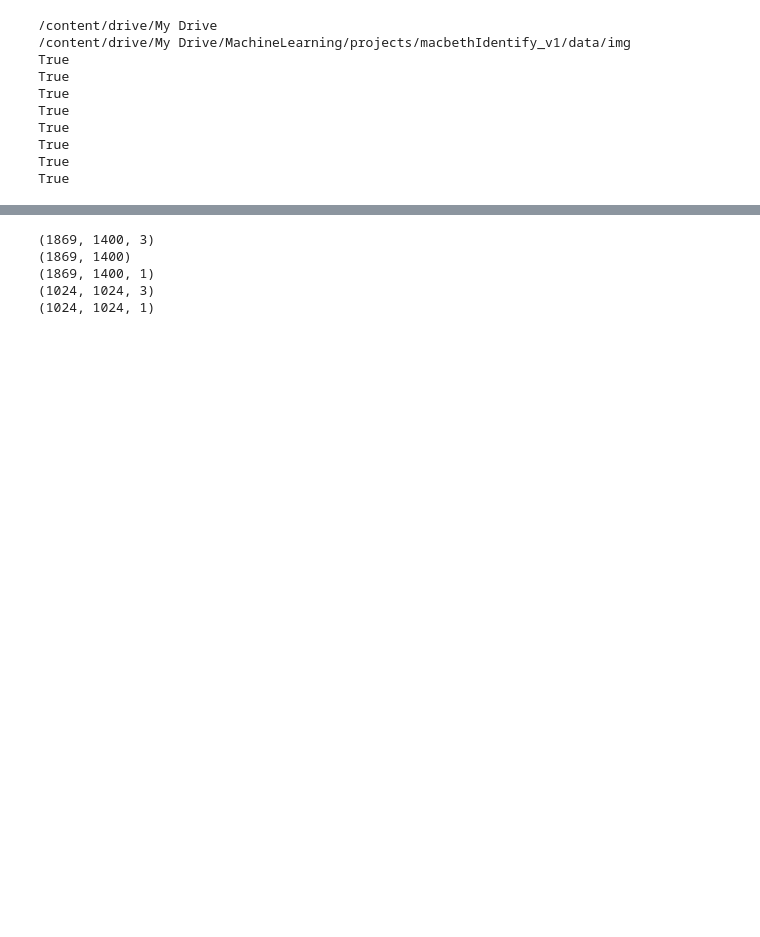
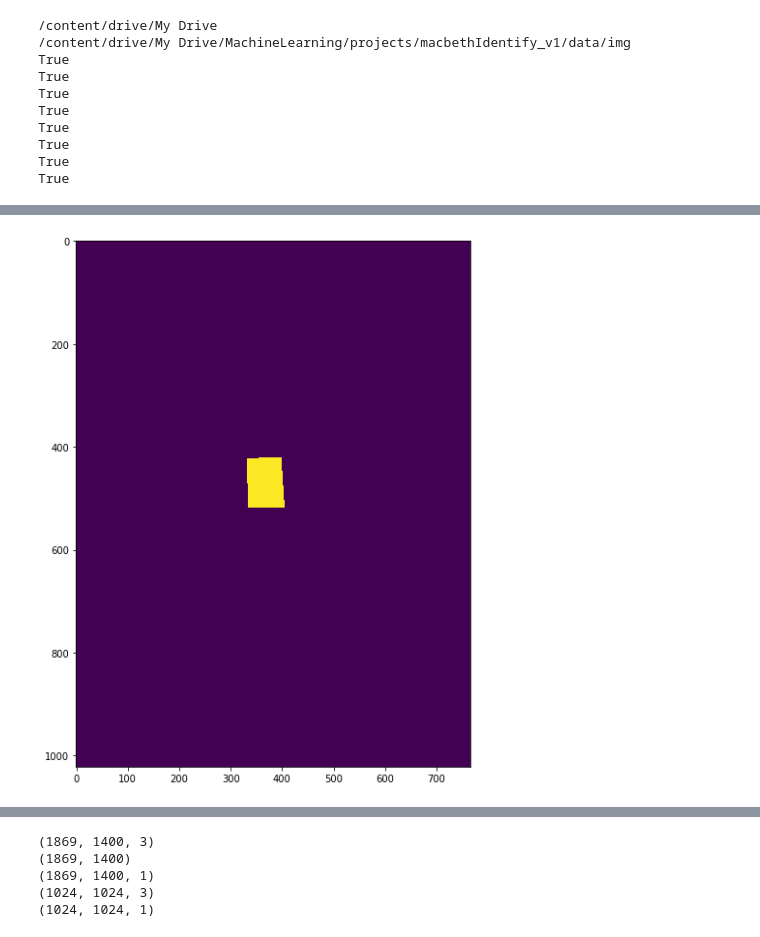
Before and after one commit to aaronbbarclay/mine, a Jupyter notebook: Macbeth_learn_maskrcnn_v1.ipynb, the cells around one changed output, grey strips where cells are left out. Cells and saved outputs as stored; diff of their text form; code cells hidden in the pictures; blank space fills up the shorter version.

```diff
--- a/Macbeth_learn_maskrcnn_v1.ipynb
+++ b/Macbeth_learn_maskrcnn_v1.ipynb
@@ -882,0 +812,93 @@ print(imageFilesBasePath)
+# %%
+#
+# Visualise image and matte overlays are working through the dataset class
+#
+
+%matplotlib inline
+
+from PIL import Image
+import numpy
+from matplotlib import pyplot as plt
+from PIL import Image
+import PIL.ExifTags
+from mrcnn import model as modellib, utils
+
+
+dataset_train = MacbethDataset()
+dataset_train.load_macbeths(imageFilesBasePath, "train")
+
+
+for i in range(len(dataset_train.image_info))[:5]:
+
+    _img = dataset_train.load_image(i)
+    _mask = dataset_train.load_mask(i)
+
+    #mask = np.zeros([1022, 766, 1], dtype=np.uint8)
+
+    #print(mask.shape)
+
+    mask = _mask[:, :, 0].copy()
+
+    #print(t.shape)
+
+
+    #r = np.array([335, 405, 398, 331])
+    #c = np.array([519, 518, 419, 422])
+
+    #rr, cc = skimage.draw.polygon(r, c)
+    #t[rr, cc] = 1
+    plt.figure(figsize=(10, 10))
+    plt.imshow(mask)
+
+
+    """
+    continue
+    print(_img.shape)
+    print(_mask.shape)
+    # Test overlays of masks
+    channels = _img.split()
+    #print(channels)
+    #print(mask)
+
+    testImage = PIL.ImageChops.add(channels[0], _mask)
+    newImage = Image.merge("RGB", (testImage, channels[1], channels[2]))
+
+    plt.figure(figsize=(8, 6))
+    plt.imshow(newImage)
+    """
+
+
+    """
+    continue
+    #_resizeResults = my_resize_image(_img, max_dim=1024)
+    img = Image.fromarray(_resizeResults[0])
+
+
+    #tst = dataset_train.load_image(f)
+    #print(tst.dtype)
+    #img2 = utils.resize_image(img, max_dim=1024)
+
+    mask = Image.fromarray(dataset_train.load_mask(f)[1])
+
+    #print("img.size: ", img.size)
+    #print("width: ", mask.width)
+    #print("height:", mask.height)
+
+    plt.figure(figsize=(8, 6))
+    #plt.title("banana")
+    plt.imshow(mask)
+
+
+    # Test overlays of masks
+    channels = img.split()
+    #print(channels)
+    #print(mask)
+
+    testImage = PIL.ImageChops.add(channels[0], mask)
+    newImage = Image.merge("RGB", (testImage, channels[1], channels[2]))
+
+    plt.figure(figsize=(8, 6))
+    plt.title("banana")
+    plt.imshow(newImage)
+"""
+# %% [output]
@@ -882,0 +922 @@ print(imageFilesBasePath)
+[figure, added]
```
Also changed, not shown: parts of 9 cells of this notebook.
